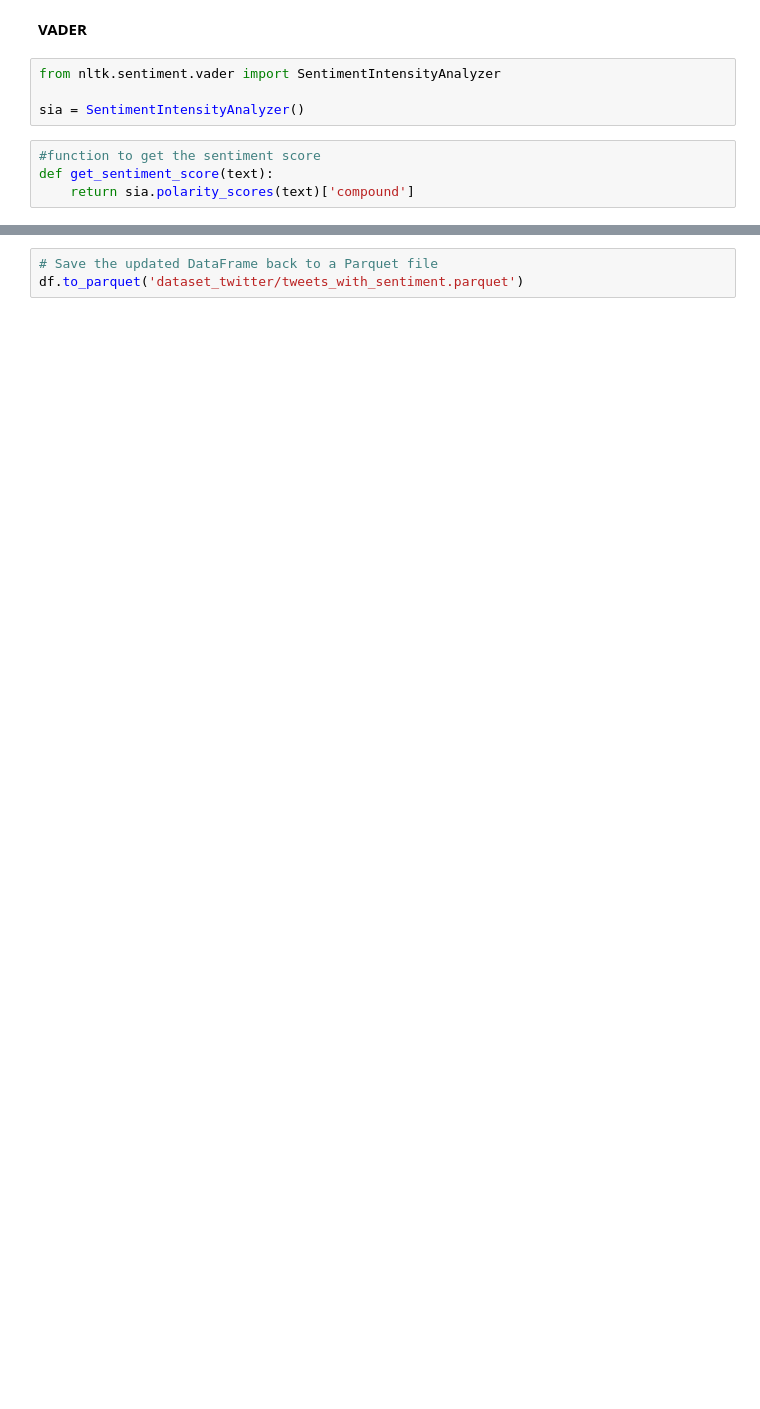
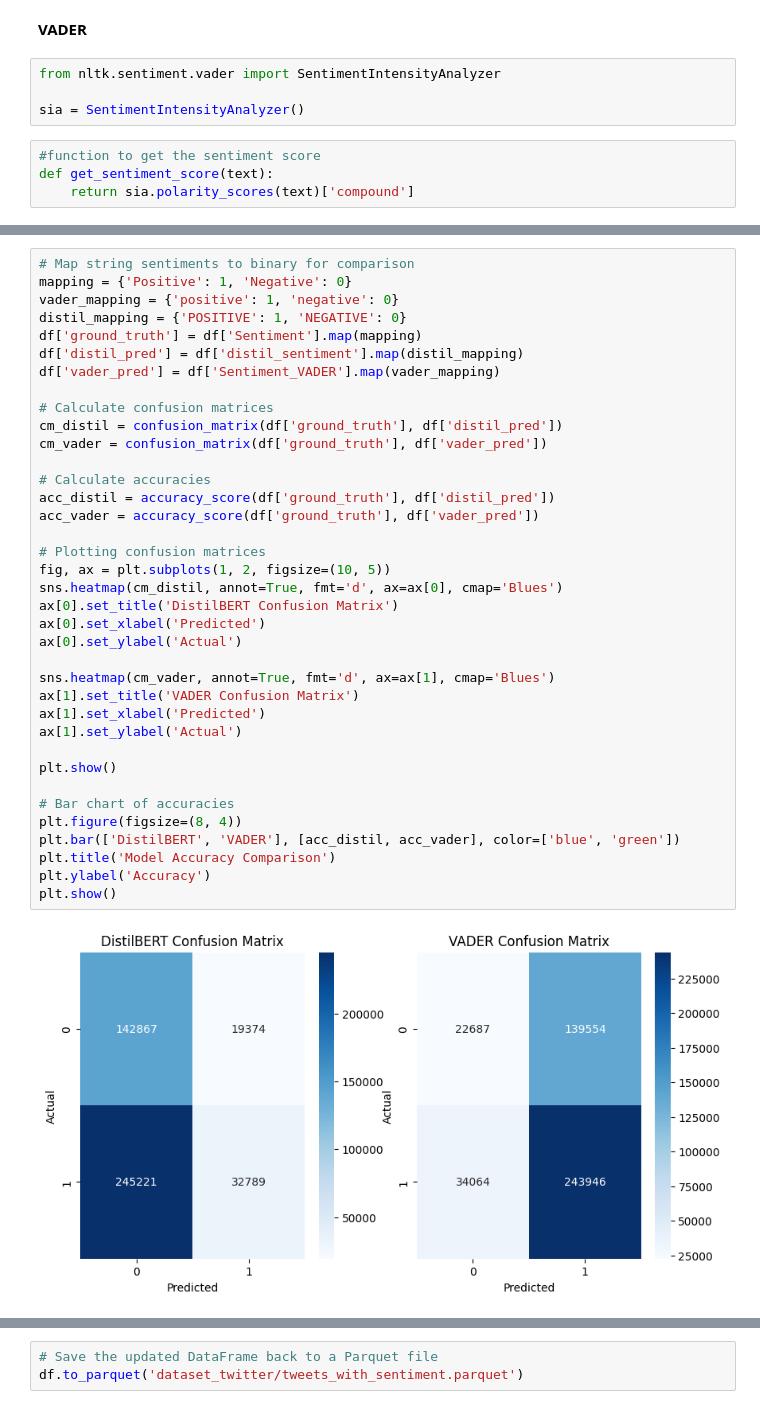
Before and after one commit to Aidasvenc/sentiment-analysis, a Jupyter notebook: marc_sentiment_analysis.ipynb, the cells around one changed output, grey strips where cells are left out. Saved outputs shown, nothing was run; the diff lists cells and outputs as text; blank space fills up the shorter version.

```diff
--- a/marc_sentiment_analysis.ipynb
+++ b/marc_sentiment_analysis.ipynb
@@ -93,0 +98,39 @@ plt.show()
+# %%
+# Map string sentiments to binary for comparison
+mapping = {'Positive': 1, 'Negative': 0}
+vader_mapping = {'positive': 1, 'negative': 0}
+distil_mapping = {'POSITIVE': 1, 'NEGATIVE': 0}
+df['ground_truth'] = df['Sentiment'].map(mapping)
+df['distil_pred'] = df['distil_sentiment'].map(distil_mapping)
+df['vader_pred'] = df['Sentiment_VADER'].map(vader_mapping)
+
+# Calculate confusion matrices
+cm_distil = confusion_matrix(df['ground_truth'], df['distil_pred'])
+cm_vader = confusion_matrix(df['ground_truth'], df['vader_pred'])
+
+# Calculate accuracies
+acc_distil = accuracy_score(df['ground_truth'], df['distil_pred'])
+acc_vader = accuracy_score(df['ground_truth'], df['vader_pred'])
+
+# Plotting confusion matrices
+fig, ax = plt.subplots(1, 2, figsize=(10, 5))
+sns.heatmap(cm_distil, annot=True, fmt='d', ax=ax[0], cmap='Blues')
+ax[0].set_title('DistilBERT Confusion Matrix')
+ax[0].set_xlabel('Predicted')
+ax[0].set_ylabel('Actual')
+
+sns.heatmap(cm_vader, annot=True, fmt='d', ax=ax[1], cmap='Blues')
+ax[1].set_title('VADER Confusion Matrix')
+ax[1].set_xlabel('Predicted')
+ax[1].set_ylabel('Actual')
+
+plt.show()
+
+# Bar chart of accuracies
+plt.figure(figsize=(8, 4))
+plt.bar(['DistilBERT', 'VADER'], [acc_distil, acc_vader], color=['blue', 'green'])
+plt.title('Model Accuracy Comparison')
+plt.ylabel('Accuracy')
+plt.show()
+# %% [output]
+[figure, added]
```
Also changed, not shown: parts of 17 cells of this notebook.
